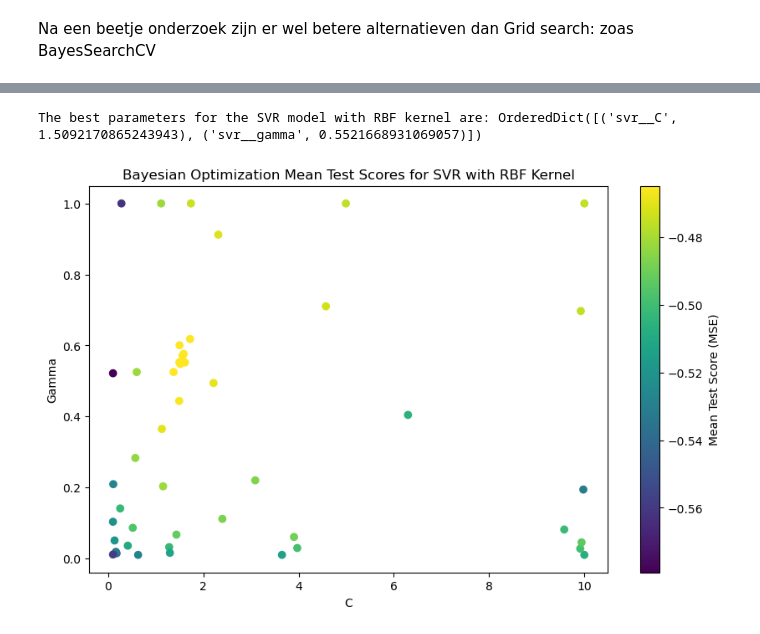
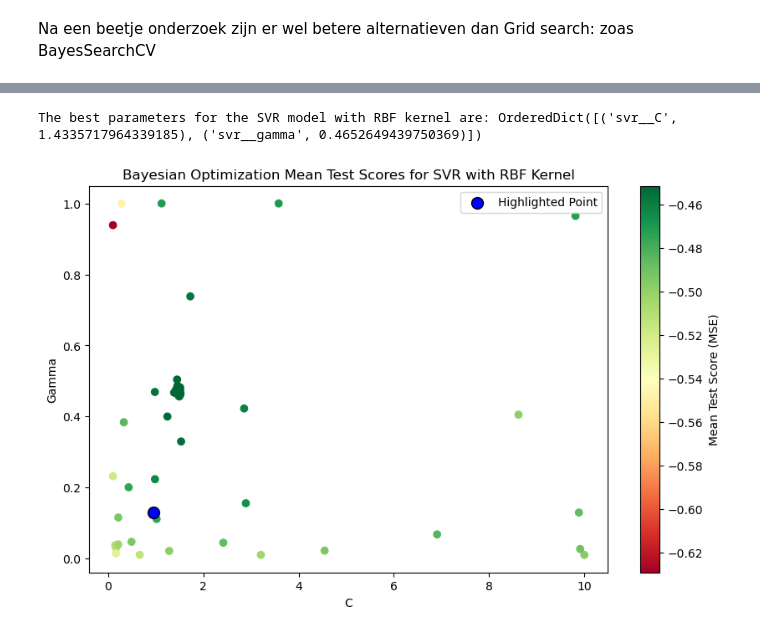
Before and after one commit to abroer/IM0712-Assignment3, a Jupyter notebook: reproduce_SVM.ipynb, the cells around one changed output, grey strips where cells are left out. Cells and saved outputs as stored; diff of their text form; code cells hidden in the pictures.

Commit message:
nieuwe parameters geevalueert, zonder succes bij ann, met succes bij svm

```diff
--- a/reproduce_SVM.ipynb
+++ b/reproduce_SVM.ipynb
@@ -551,30 +534,38 @@ AttributeError: 'BayesSearchCV' object has no attribute 'best_params'
 # %%
-# Get the best parameters
-best_params = bayes_search.best_params_
 
 
 print(f"The best parameters for the SVR model with RBF kernel are: {best_params}")
 # %% [output]
-The best parameters for the SVR model with RBF kernel are: OrderedDict([('svr__C', 1.5092170865243943), ('svr__gamma', 0.5521668931069057)])
+The best parameters for the SVR model with RBF kernel are: OrderedDict([('svr__C', 1.4335717964339185), ('svr__gamma', 0.4652649439750369)])
 # %%
 
 
 # Visualize the results
 results = bayes_search.cv_results_
 
 
 # Extract mean test scores and parameter values
 mean_test_scores = results['mean_test_score']
 param_C = results['param_svr__C']
 param_gamma = results['param_svr__gamma']
 
 # Plot the mean test scores for different C and gamma values
 plt.figure(figsize=(10, 6))
-plt.scatter(param_C, param_gamma, c=mean_test_scores, cmap='viridis')
+plt.scatter(param_C, param_gamma, c=mean_test_scores, cmap='RdYlGn')
 plt.colorbar(label='Mean Test Score (MSE)')
 plt.xlabel('C')
 plt.ylabel('Gamma')
 plt.title('Bayesian Optimization Mean Test Scores for SVR with RBF Kernel')
+
+
+# Highlight the point with C=0.95 and gamma=0.13
+highlighted_point_C = 0.95
+highlighted_point_gamma = 0.13
+plt.scatter(highlighted_point_C, highlighted_point_gamma, color='blue', edgecolor='black', s=100, label='Highlighted Point')
+
+# Add legend
+plt.legend()
+
 plt.show()
 # %% [output]
-[figure, old version]
+[figure, new version]
```
Also changed, not shown: parts of 8 cells of this notebook, 1 other file.
